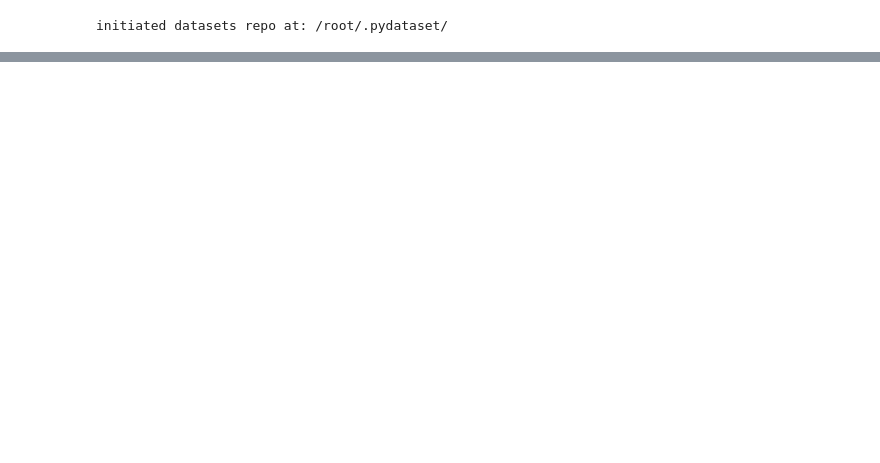
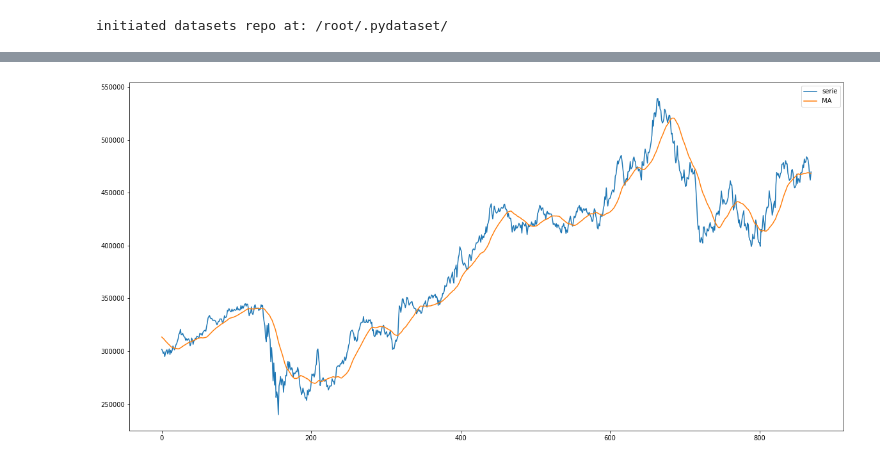
Before and after one commit to rgprado/SeriesTemporais, a Jupyter notebook: Series_Temporais_aula1_202201_Rodrigo_Prado.ipynb, the cells around one changed output, grey strips where cells are left out. Drawn from its saved outputs; the diff is of its cells as text; code cells hidden in the pictures; blank space fills up the shorter version.

```diff
--- a/Series_Temporais_aula1_202201_Rodrigo_Prado.ipynb
+++ b/Series_Temporais_aula1_202201_Rodrigo_Prado.ipynb
@@ -149,0 +128,6 @@ show_trend(ts, ma_size)
+# %%
+ts = df_berkshire['Close'].iloc[-900:]
+ma_size=30
+show_trend(ts, ma_size)
+# %% [output]
+[figure, added]
```
Also changed, not shown: parts of 86 cells of this notebook.
